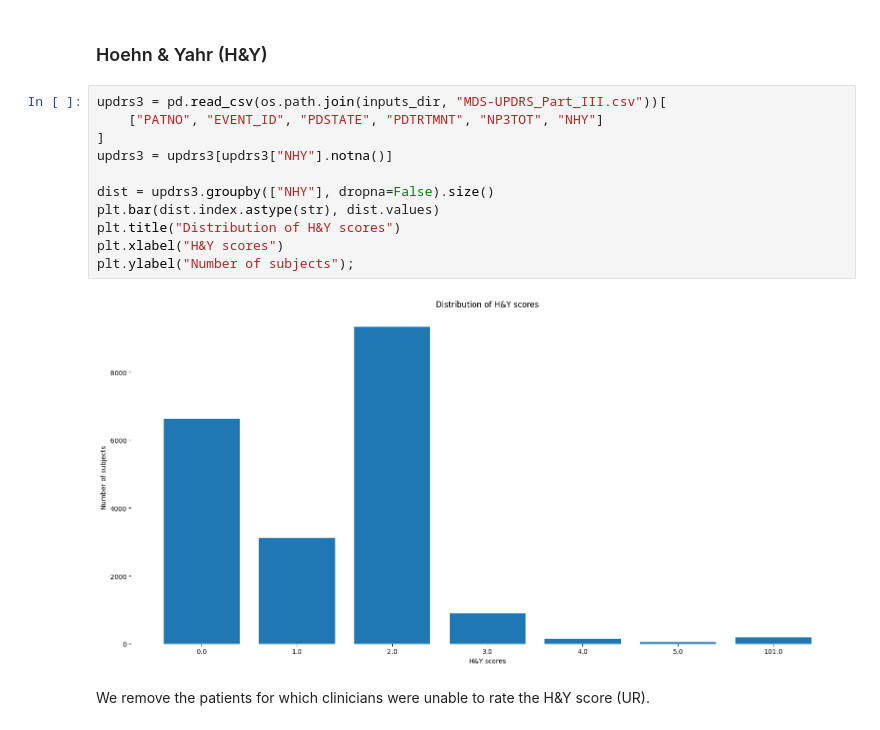
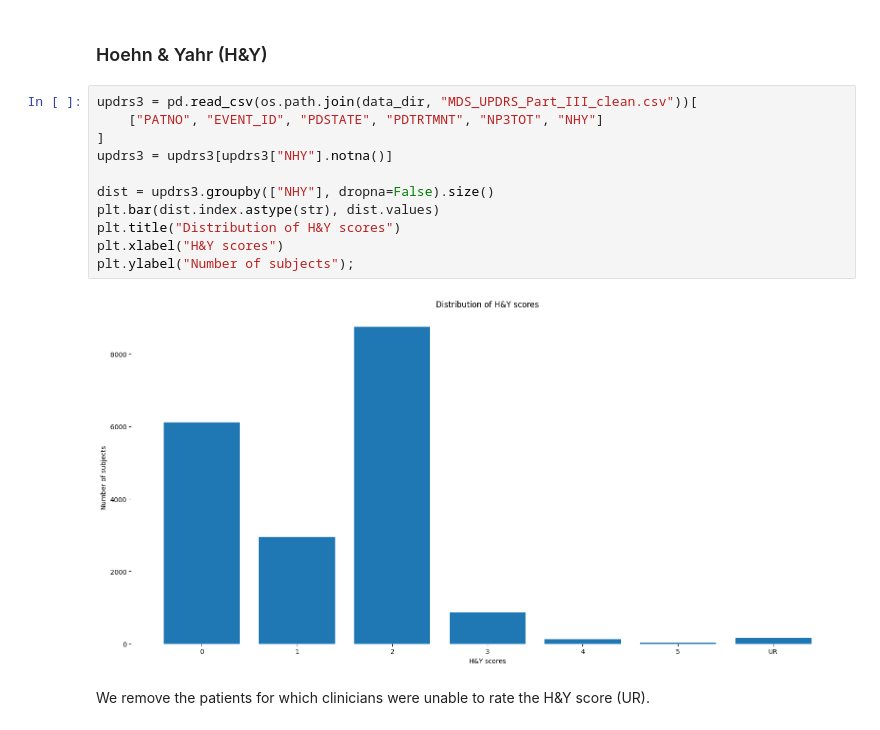
Before and after one commit to LivingPark-MRI/sterling-etal-2016, a Jupyter notebook: sterling-etal-2016.ipynb, the cells around one changed output. Saved outputs shown, nothing was run; the diff lists cells and outputs as text.

```diff
--- a/sterling-etal-2016.ipynb
+++ b/sterling-etal-2016.ipynb
@@ -201,18 +209,18 @@ plt.ylabel("Number of subjects");
 # %% [markdown]
 ### Hoehn & Yahr (H&Y)
 # %%
-updrs3 = pd.read_csv(os.path.join(inputs_dir, "MDS-UPDRS_Part_III.csv"))[
+updrs3 = pd.read_csv(os.path.join(data_dir, "MDS_UPDRS_Part_III_clean.csv"))[
     ["PATNO", "EVENT_ID", "PDSTATE", "PDTRTMNT", "NP3TOT", "NHY"]
 ]
 updrs3 = updrs3[updrs3["NHY"].notna()]
 
 dist = updrs3.groupby(["NHY"], dropna=False).size()
 plt.bar(dist.index.astype(str), dist.values)
 plt.title("Distribution of H&Y scores")
 plt.xlabel("H&Y scores")
 plt.ylabel("Number of subjects");
 # %% [output]
-[figure, old version]
+[figure, new version]
 # %% [markdown]
 We remove the patients for which clinicians were unable to rate the H&Y score (UR).
 # %%
```
Also changed, not shown: parts of 17 cells of this notebook.
